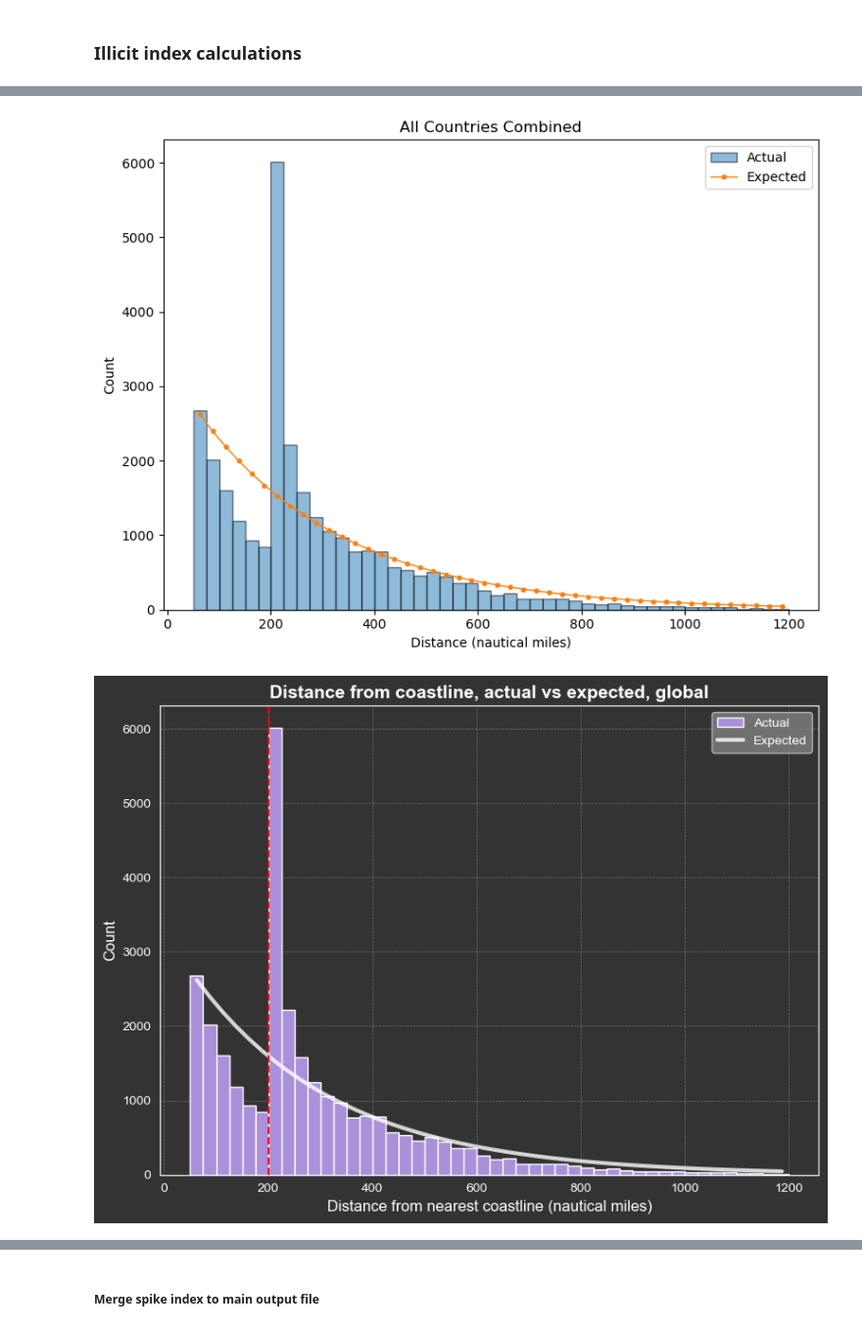
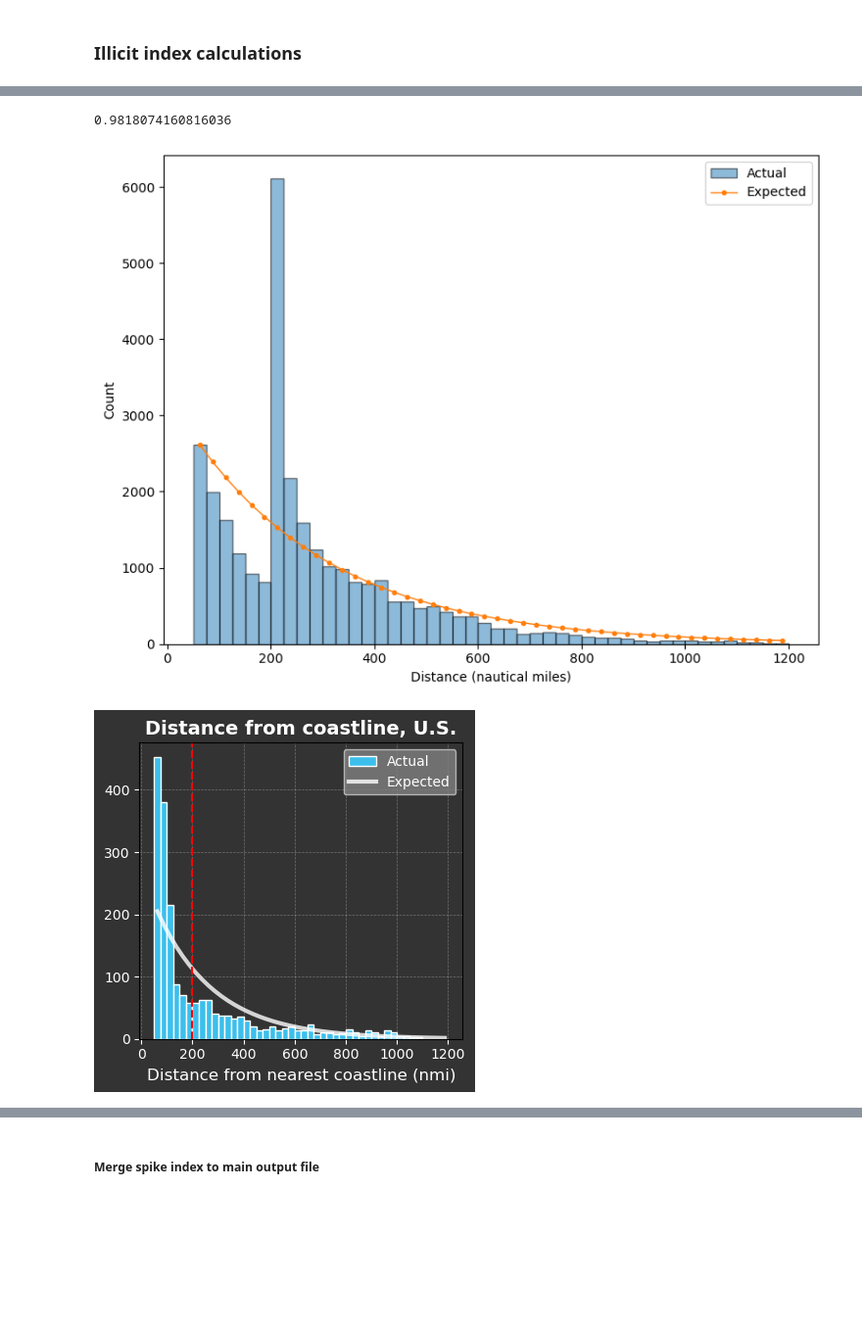
Before and after one commit to RRRan2333/ais_fishing_signal, a Jupyter notebook: primary.ipynb, the cells around one changed output, grey strips where cells are left out. Shown at 98% size. Saved outputs shown, nothing was run; the diff lists cells and outputs as text; code cells hidden in the pictures; blank space fills up the shorter version.

```diff
--- a/primary.ipynb
+++ b/primary.ipynb
@@ -42,6 +42,8 @@ df_prep = df_prep[~df_prep['flag'].isin(['XXK'])]
 df_prep['flag'] = df_prep['flag'].replace('REU', 'FRA') # Reunion
 df_prep['flag'] = df_prep['flag'].replace('CXR', 'AUS') # Christmas Island
 df_prep['flag'] = df_prep['flag'].replace('UNK', 'KOS') # match UNK vessels to Kosovo
+df_prep['flag'] = df_prep['flag'].replace('COK', 'NZL') # match Cook island vessels to New Zealand
+df_prep['flag'] = df_prep['flag'].replace('FLK', 'GBR') # match Falkland island vessels to UK
 
 # drop rows with empty 'flag' values
 df_prep = df_prep.dropna(subset=['flag'])
@@ -441,11 +436,11 @@ ais_border_output.to_excel(output_file_path, index=False)
 # %% [markdown]
 ### Illicit index calculations
 # %%
-# # save ais_border_continent as pickle
-# ais_border_continent.to_pickle('ais_border_continent_30k_tol_50pc.pkl')
+# # # save ais_border_continent as pickle
+# # ais_border_continent.to_pickle('ais_border_continent_30k_tol_50pc.pkl')
 
-# load ais_border_continent from pickle
-ais_border_continent = pd.read_pickle('ais_border_continent_30k_tol_50pc.pkl')
+# # load ais_border_continent from pickle
+# ais_border_continent = pd.read_pickle('ais_border_continent_30k_tol_50pc.pkl')
 # %%
 import numpy as np
 from scipy.stats import chisquare
@@ -458,6 +453,7 @@ num_countries = 50
 
 # new col gap_start_distance_from_shore_nmi from gap_start_distance_from_shore_m by dividing 1852
 ais_spike['gap_start_distance_from_shore_nmi'] = ais_spike['gap_start_distance_from_shore_m'] / 1852
+ais_spike['gap_end_distance_from_shore_nmi'] = ais_spike['gap_end_distance_from_shore_m'] / 1852
 
 # calc the right # of bins for histogram
 bin_count = int((round(ais_spike['gap_start_distance_from_shore_nmi'].max(), -1) - round(ais_spike['gap_start_distance_from_shore_nmi'].min(), -1)) / 25)
@@ -558,11 +554,5 @@ for country in top_countries:
     ais_spike_grouped.loc[ais_spike_grouped['flag'] == country, 'spike_actual_wide'] = actual_count
     ais_spike_grouped.loc[ais_spike_grouped['flag'] == country, 'spike_expected_wide'] = expected_count
     ais_spike_grouped.loc[ais_spike_grouped['flag'] == country, 'spike_deviation_wide'] = deviation
-
-# combine narrow and wide deviation into single col
-ais_spike_grouped['spike_index'] = ais_spike_grouped['spike_deviation_narrow'] + ais_spike_grouped['spike_deviation_wide']
-
-# new rank column that's based on spike_deviation_sum
-ais_spike_grouped['rank'] = ais_spike_grouped['spike_index'].rank(ascending=False)
-ais_spike_grouped
+ais_spike_grouped.shape
 # %% [output]
@@ -703,8 +722,23 @@ sum_expected_frequency = np.sum(expected_frequency)
 normalization_factor = sum_hist / sum_expected_frequency
 expected_frequency_normalized = expected_frequency * normalization_factor
 
+###
+# Calculate deviation for the bin ranging from 200 to 225 nautical miles
+lower_bound = 175
+upper_bound = 250
+mask = (custom_bins[:-1] >= lower_bound) & (custom_bins[:-1] < upper_bound)
+
+actual_count = np.sum(hist[mask])
+expected_count = np.sum(expected_frequency_normalized[mask])
+deviation = (actual_count - expected_count) / expected_count if expected_count != 0 else 0
+print(deviation)
+
 # Create a single plot
 fig, ax = plt.subplots(figsize=(8, 6))
+
+# Set the overall background color to dark gray
+fig.patch.set_facecolor('#FFFFFF')
+ax.set_facecolor('#FFFFFF')
 
 # Plot the actual counts as a histogram
 ax.hist(custom_bins[:-1], custom_bins, weights=hist, alpha=0.5, label='Actual', edgecolor='black')
@@ -721,13 +755,17 @@ ax.legend()
 plt.tight_layout()
 plt.show()
 # %% [output]
+0.9818074160816036
-[figure, old version]
+[figure, new version]
 # %%
 import numpy as np
 import matplotlib.pyplot as plt
 
-# Your data for all countries (Replace this with your actual data)
-data = ais_spike['gap_start_distance_from_shore_nmi'].to_numpy()
+# filter for flag == 'USA'
+data = ais_spike[ais_spike['flag'] == 'USA']['gap_start_distance_from_shore_nmi'].to_numpy()
+
+# # Your data for a single country
+# data = ais_spike['gap_end_distance_from_shore_nmi'].to_numpy()
 
 # Create custom bins
 bin_width = 25
@@ -755,40 +793,40 @@ normalization_factor = sum_hist / sum_expected_frequency
 expected_frequency_normalized = expected_frequency * normalization_factor
 
 # Create a single plot
-fig, ax = plt.subplots(figsize=(8, 6))
+fig, ax = plt.subplots(figsize=(4, 4))
 
 # Set the overall background color to dark gray
 fig.patch.set_facecolor('#333333')
 ax.set_facecolor('#333333')
 
 # Customize grid lines
 ax.grid(True, linestyle='--', linewidth=0.5, color='white', alpha=0.3)
 ax.set_axisbelow(True)
 
 # Plot the actual counts as a histogram
-ax.hist(custom_bins[:-1], custom_bins, weights=hist, color='#aa90da', label='Actual', edgecolor='white')
+ax.hist(custom_bins[:-1], custom_bins, weights=hist, color='#3CBFEC', label='Actual', edgecolor='white')
 
 # Plot the expected frequencies as a smooth line without markers
 ax.plot(bin_centers, expected_frequency_normalized, linestyle='-', linewidth=3, label='Expected', color='white', alpha=0.8)
 
 # Add a vertical dashed red line at 200
 ax.axvline(200, linestyle='--', color='red')
 
 # Add labels and legend
-ax.set_xlabel('Distance from nearest coastline (nautical miles)', color='white', fontsize = 12)
-ax.set_ylabel('Count', color='white', fontsize = 12)
+ax.set_xlabel('Distance from nearest coastline (nmi)', color='white', fontsize = 12)
+# ax.set_ylabel('Count', color='white', fontsize = 12)
 legend = ax.legend(facecolor='gray')
 for text in legend.get_texts():
     text.set_color('white')
 
 # Set axis tick colors to white
 ax.tick_params(axis='x', colors='white')
 ax.tick_params(axis='y', colors='white')
-ax.set_title('Distance from coastline, actual vs expected, global', fontsize=14, color='white', fontweight='bold')
+ax.set_title('Distance from coastline, U.S.', fontsize=14, color='white', fontweight='bold')
 
 # Show the plot
 plt.tight_layout()
 plt.show()
 # %% [output]
-[figure, old version]
+[figure, new version]
 # %%
```
Also changed, not shown: parts of 16 cells of this notebook, 6 other files.
